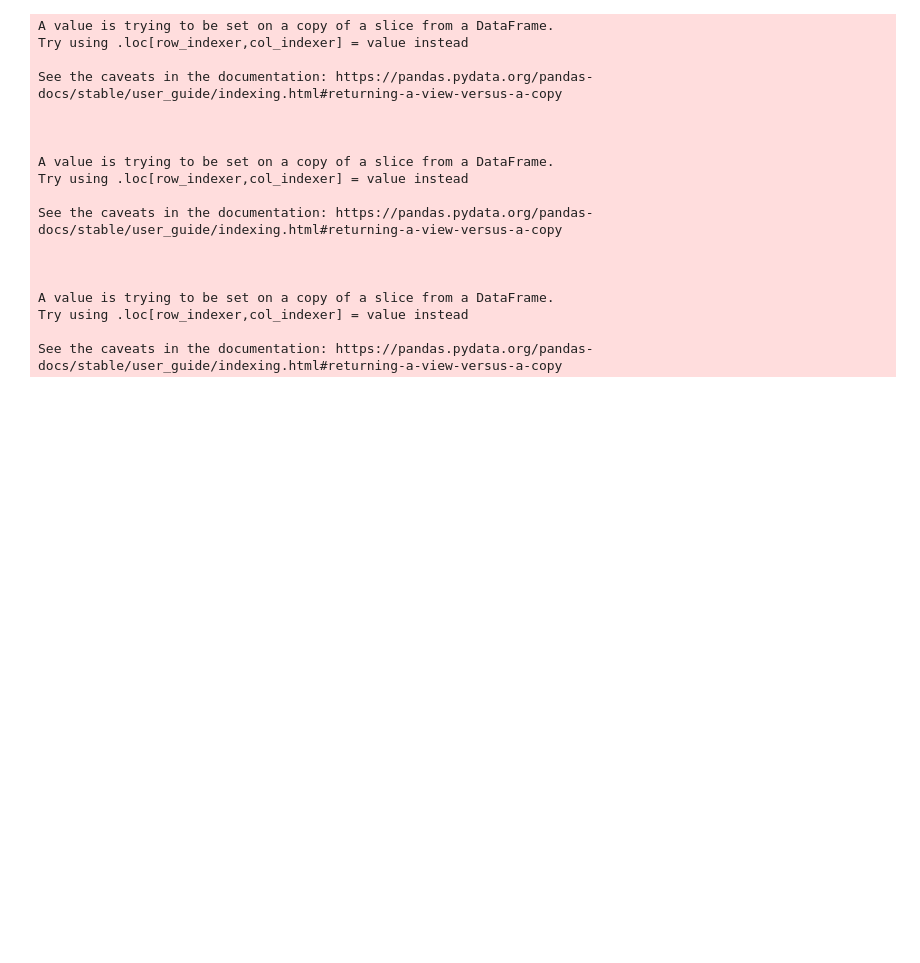
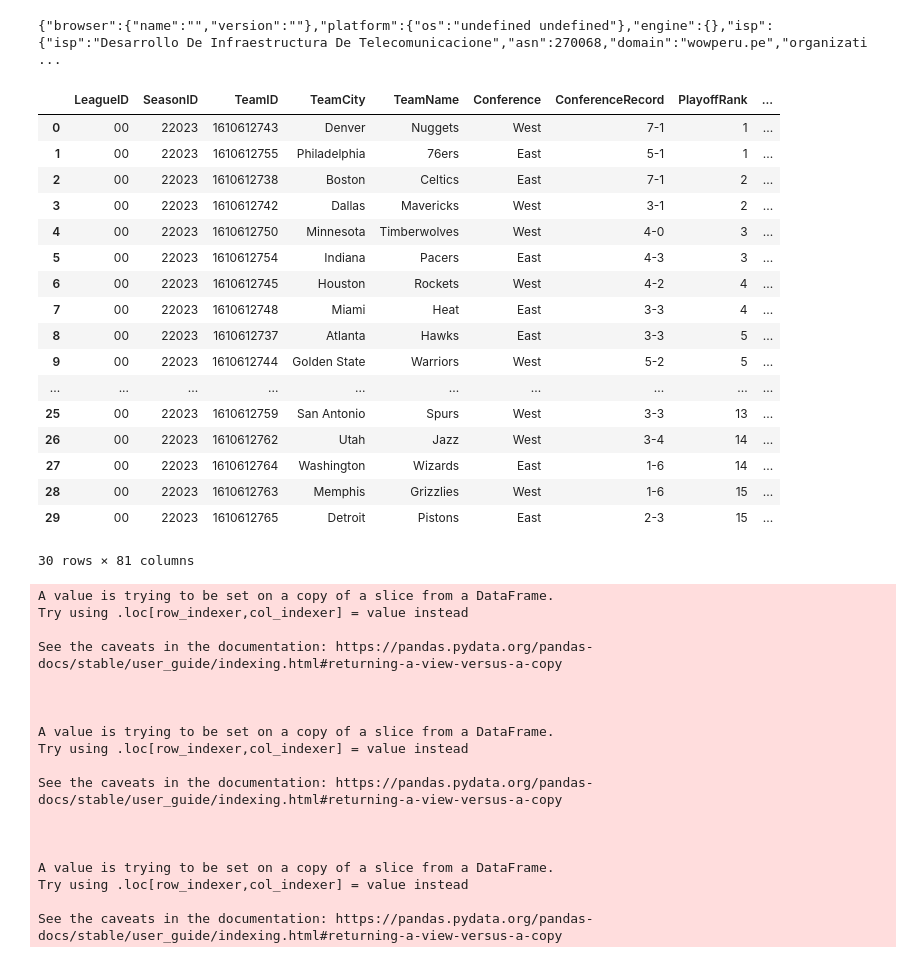
Before and after one commit to Nmloury/HopWeiWinsPool2023, a Jupyter notebook: nba_api_testing.ipynb, the cells around one changed output. Saved outputs shown, nothing was run; the diff lists cells and outputs as text; code cells hidden in the pictures; blank space fills up the shorter version.

Commit message:
add proxies for nba_api pulls

```diff
--- a/nba_api_testing.ipynb
+++ b/nba_api_testing.ipynb
@@ -2,6 +2,42 @@
 from nba_api.stats import endpoints
 import plotly.express as px
 import pandas as pd
+# %%
+import requests
+url = 'https://ip.smartproxy.com/json'
+username = 'sp6d8rmw2q'
+password = 'Dn5zyQy1zwhnjPLu91'
+proxy = f"http://{username}:{password}@gate.smartproxy.com:7000"
+result = requests.get(url, proxies = {
+    'http': proxy,
+    'https': proxy
+})
+print(result.text)
+# %% [output]
+{"browser":{"name":"","version":""},"platform":{"os":"undefined undefined"},"engine":{},"isp":{"isp":"Desarrollo De Infraestructura De Telecomunicacione","asn":270068,"domain":"wowperu.pe","organizati ...
+# %%
+standings_full = endpoints.leaguestandings.LeagueStandings(proxy=proxy).get_data_frames()[0]
+# %%
+standings_full
+# %% [output]
+|  | LeagueID | SeasonID | TeamID | TeamCity | TeamName | Conference | ConferenceRecord | PlayoffRank | ... |
+| 0 | 00 | 22023 | 1610612743 | Denver | Nuggets | West | 7-1 | 1 | ... |
+| 1 | 00 | 22023 | 1610612755 | Philadelphia | 76ers | East | 5-1 | 1 | ... |
+| 2 | 00 | 22023 | 1610612738 | Boston | Celtics | East | 7-1 | 2 | ... |
+| 3 | 00 | 22023 | 1610612742 | Dallas | Mavericks | West | 3-1 | 2 | ... |
+| 4 | 00 | 22023 | 1610612750 | Minnesota | Timberwolves | West | 4-0 | 3 | ... |
+| 5 | 00 | 22023 | 1610612754 | Indiana | Pacers | East | 4-3 | 3 | ... |
+| 6 | 00 | 22023 | 1610612745 | Houston | Rockets | West | 4-2 | 4 | ... |
+| 7 | 00 | 22023 | 1610612748 | Miami | Heat | East | 3-3 | 4 | ... |
+| 8 | 00 | 22023 | 1610612737 | Atlanta | Hawks | East | 3-3 | 5 | ... |
+| 9 | 00 | 22023 | 1610612744 | Golden State | Warriors | West | 5-2 | 5 | ... |
+| ... | ... | ... | ... | ... | ... | ... | ... | ... | ... |
+| 25 | 00 | 22023 | 1610612759 | San Antonio | Spurs | West | 3-3 | 13 | ... |
+| 26 | 00 | 22023 | 1610612762 | Utah | Jazz | West | 3-4 | 14 | ... |
+| 27 | 00 | 22023 | 1610612764 | Washington | Wizards | East | 1-6 | 14 | ... |
+| 28 | 00 | 22023 | 1610612763 | Memphis | Grizzlies | West | 1-6 | 15 | ... |
+| 29 | 00 | 22023 | 1610612765 | Detroit | Pistons | East | 2-3 | 15 | ... |
+30 rows × 81 columns
 # %%
 # Fetch NBA standings data
 standings_full = endpoints.leaguestandings.LeagueStandings().get_data_frames()[0]
```
Also changed, not shown: 1 other file.
